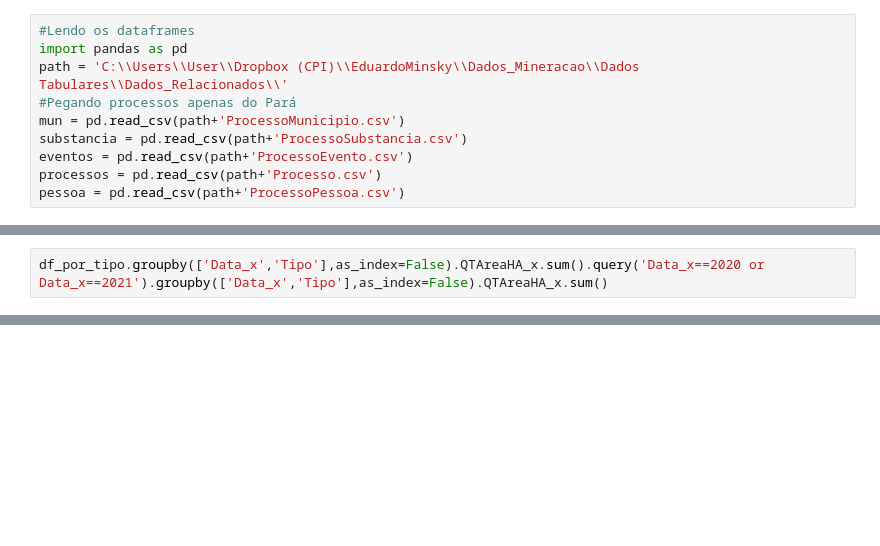
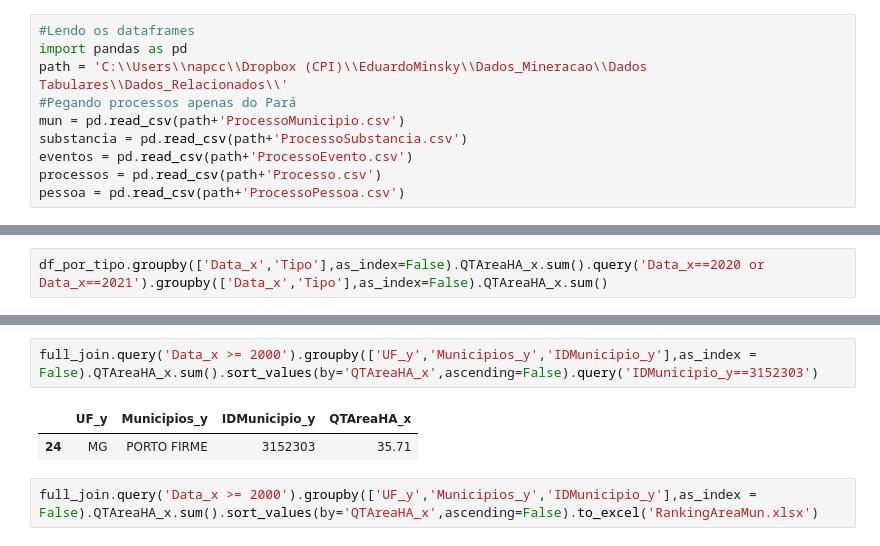
Before and after one commit to EduMinsky/GoldMiningAnalysis, a Jupyter notebook: Analise dos Pedidos de Mineração Por Área.ipynb, the cells around one changed output, grey strips where cells are left out. Cells and saved outputs as stored; diff of their text form; blank space fills up the shorter version.

```diff
--- a/Analise dos Pedidos de Mineração Por Área.ipynb
+++ b/Analise dos Pedidos de Mineração Por Área.ipynb
@@ -1,7 +1,7 @@
 # %%
 #Lendo os dataframes
 import pandas as pd
-path = 'C:\\Users\\User\\Dropbox (CPI)\\EduardoMinsky\\Dados_Mineracao\\Dados Tabulares\\Dados_Relacionados\\'
+path = 'C:\\Users\\napcc\\Dropbox (CPI)\\EduardoMinsky\\Dados_Mineracao\\Dados Tabulares\\Dados_Relacionados\\'
 #Pegando processos apenas do Pará
 mun = pd.read_csv(path+'ProcessoMunicipio.csv')
 substancia = pd.read_csv(path+'ProcessoSubstancia.csv')
@@ -369,0 +515,7 @@ df_por_tipo.groupby(['Data_x','Tipo'],as_index=False).QTAreaHA_x.sum().query('Da
+# %%
+full_join.query('Data_x >= 2000').groupby(['UF_y','Municipios_y','IDMunicipio_y'],as_index = False).QTAreaHA_x.sum().sort_values(by='QTAreaHA_x',ascending=False).query('IDMunicipio_y==3152303')
+# %% [output]
+|  | UF_y | Municipios_y | IDMunicipio_y | QTAreaHA_x |
+| 24 | MG | PORTO FIRME | 3152303 | 35.71 |
+# %%
+full_join.query('Data_x >= 2000').groupby(['UF_y','Municipios_y','IDMunicipio_y'],as_index = False).QTAreaHA_x.sum().sort_values(by='QTAreaHA_x',ascending=False).to_excel('RankingAreaMun.xlsx')
```
Also changed, not shown: parts of 16 cells of this notebook.
